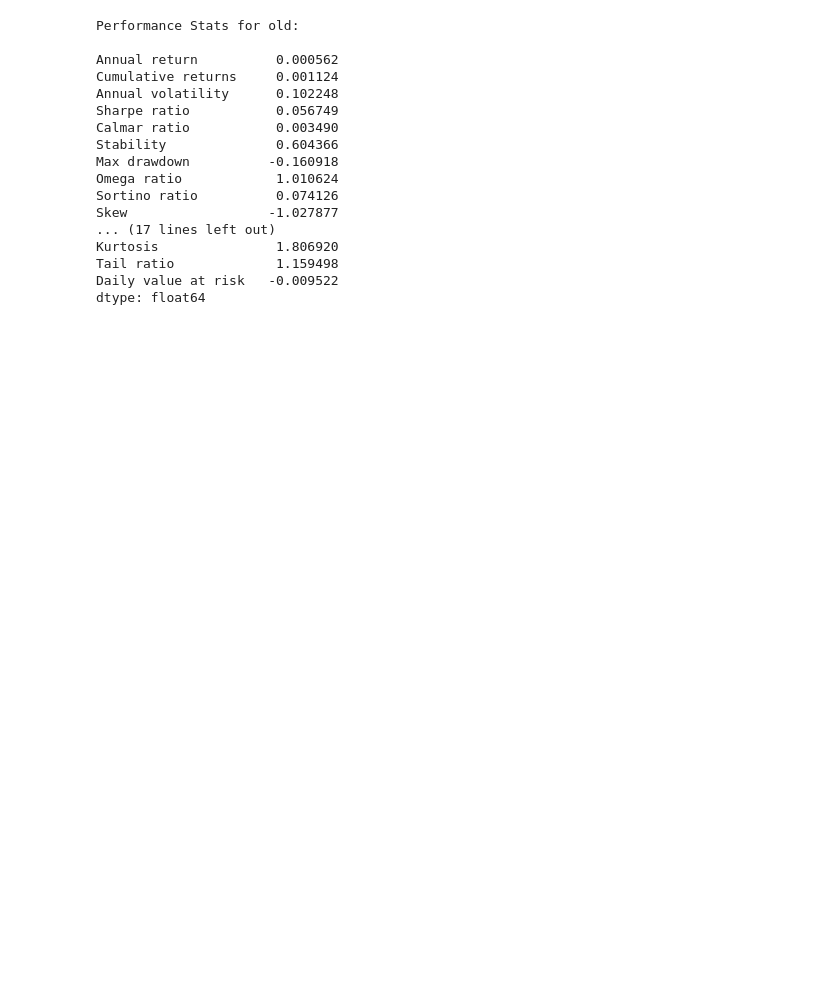
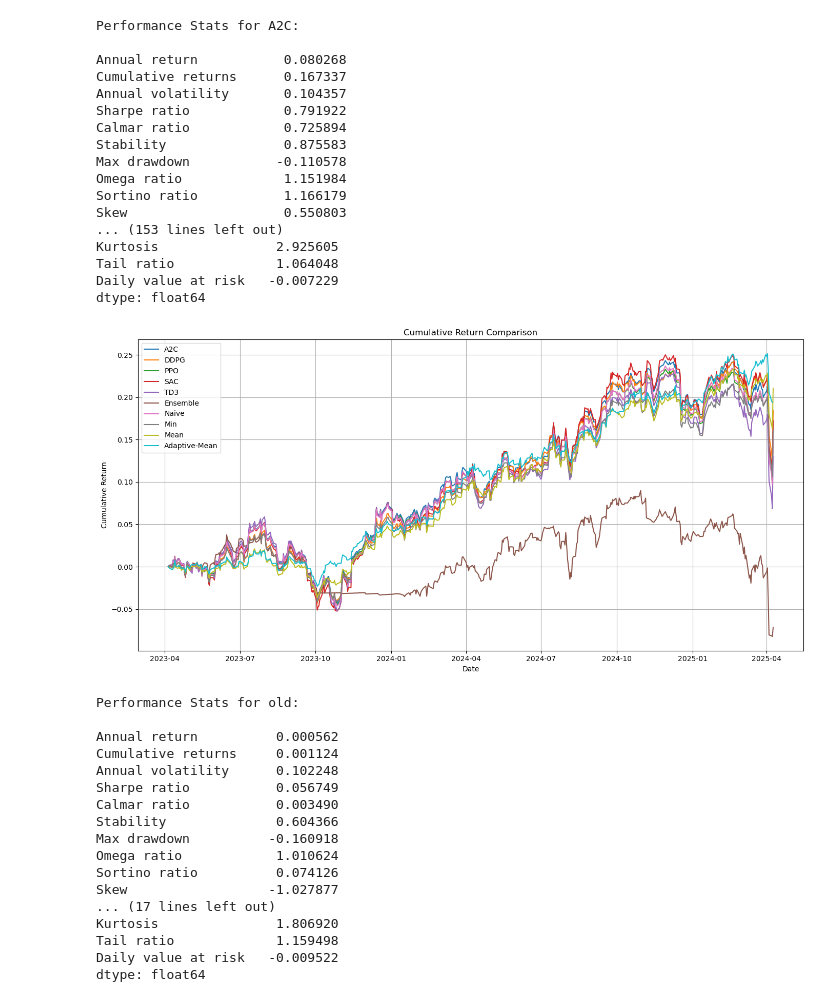
Before and after one commit to gary30hii/TradingAgent, a Jupyter notebook: evaluation.ipynb, the cells around one changed output. Cells and saved outputs as stored; diff of their text form; code cells hidden in the pictures; blank space fills up the shorter version.

```diff
--- a/evaluation.ipynb
+++ b/evaluation.ipynb
@@ -94,3 +97,24 @@ plt.show()
+# %%
+analyze_and_plot_returns(base_folder="2007-2025_no_crypto")
+# %% [output]
+Performance Stats for A2C:
+
+Annual return           0.080268
+Cumulative returns      0.167337
+Annual volatility       0.104357
+Sharpe ratio            0.791922
+Calmar ratio            0.725894
+Stability               0.875583
+Max drawdown           -0.110578
+Omega ratio             1.151984
+Sortino ratio           1.166179
+Skew                    0.550803
+... (153 lines left out)
+Kurtosis               2.925605
+Tail ratio             1.064048
+Daily value at risk   -0.007229
+dtype: float64
+[figure, added]
 # %%
 %matplotlib inline
 import pandas as pd
```
Also changed, not shown: parts of 3 cells of this notebook.
